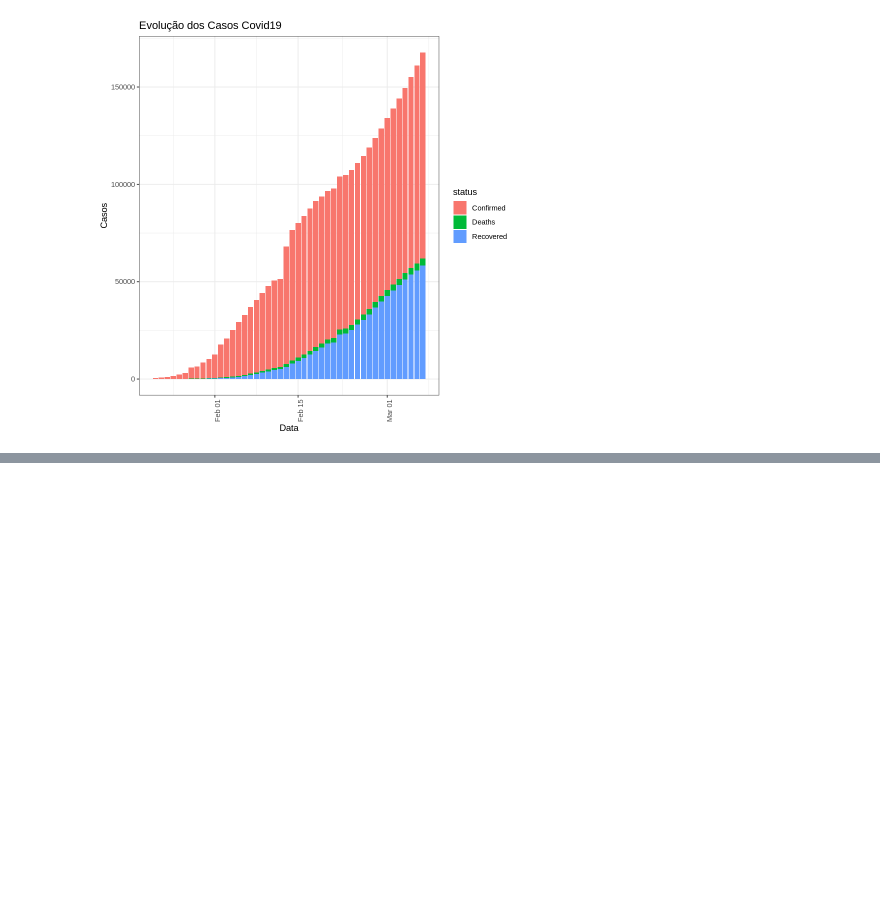
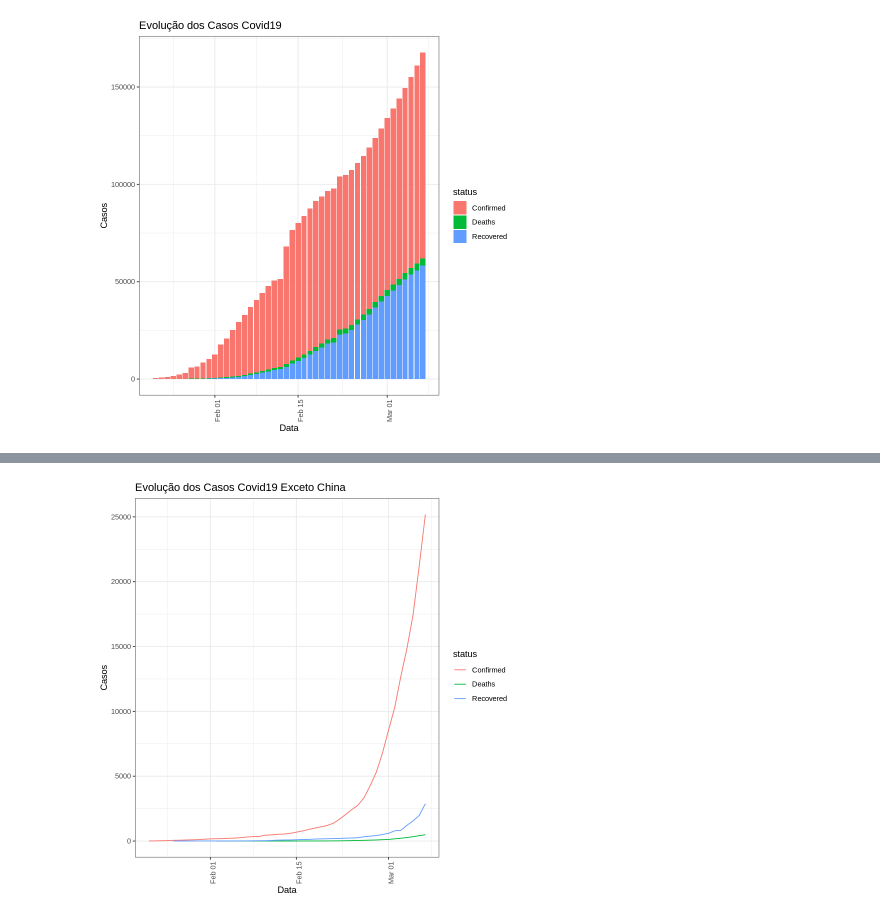
Before and after one commit to Matheusvfvitor/R, a Jupyter notebook: Covid.ipynb, the cells around one changed output, grey strips where cells are left out. Cells and saved outputs as stored; diff of their text form; code cells hidden in the pictures; blank space fills up the shorter version.

```diff
--- a/Covid.ipynb
+++ b/Covid.ipynb
@@ -352,0 +401,11 @@ ggplot(data, aes(x = Date , y = value, fill= status))+
+# %%
+data_without_china = data[data$Country.Region !="China",]
+data_without_china2 = data_without_china %>% group_by(Date, status) %>% summarise(Total = sum(value))
+
+ggplot(data_without_china2, aes(x = Date , y = Total, color= status))+
+  geom_line()+
+  theme_bw()+
+  theme(axis.text.x = element_text(angle=90))+
+  labs(title = "Evolução dos Casos Covid19 Exceto China", y = "Casos", x = "Data")
+# %% [output]
+[figure, added]
```
Also changed, not shown: parts of 27 cells of this notebook.
